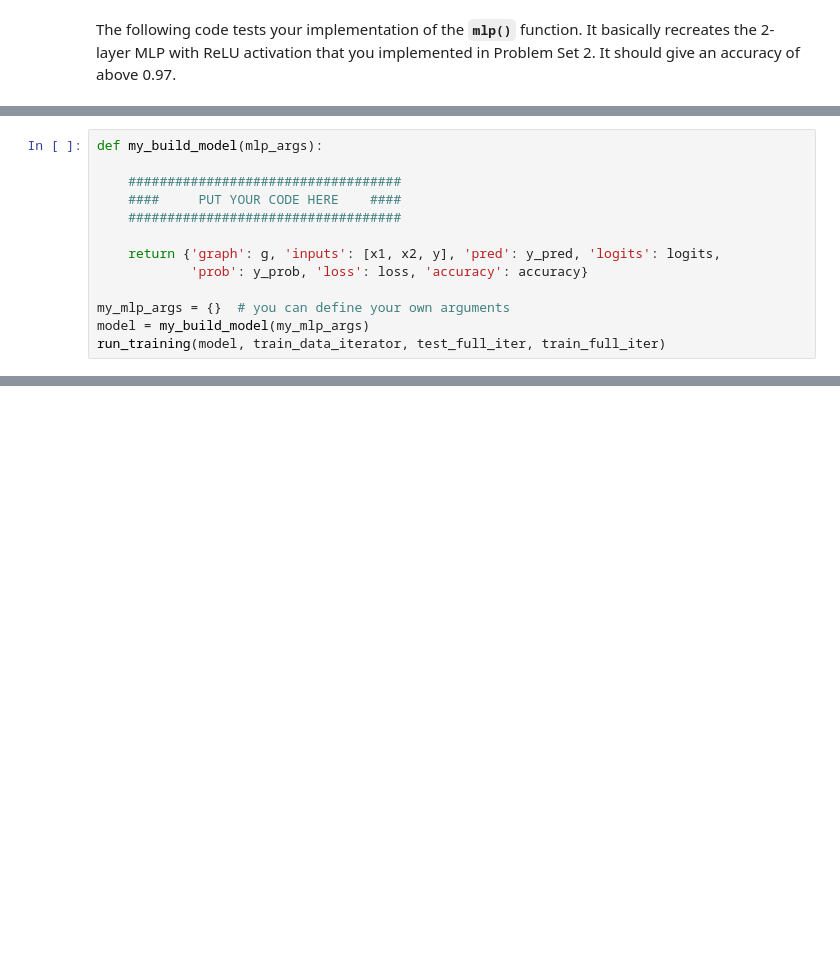
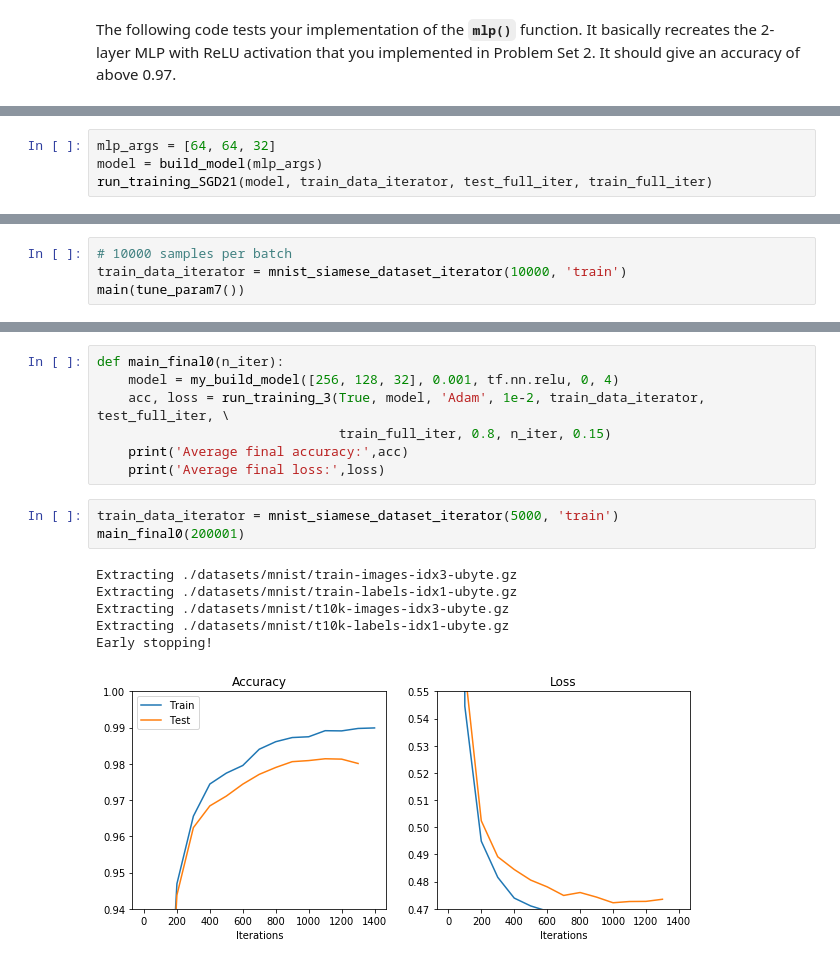
Before and after one commit to shwang95/BU-EC500K-Deep-Learning, a Jupyter notebook: Homework/hw3/pset3.ipynb, the cells around one changed output, grey strips where cells are left out. Cells and saved outputs as stored; diff of their text form; blank space fills up the shorter version.

```diff
--- a/Homework/hw3/pset3.ipynb
+++ b/Homework/hw3/pset3.ipynb
@@ -263,13 +116,0 @@ Note: you should **not** use convolutional layers for this assignment.
-# %%
-def my_build_model(mlp_args):
-
-    ###################################
-    ####     PUT YOUR CODE HERE    ####
-    ###################################
-
-    return {'graph': g, 'inputs': [x1, x2, y], 'pred': y_pred, 'logits': logits,
-            'prob': y_prob, 'loss': loss, 'accuracy': accuracy}
-
-my_mlp_args = {}  # you can define your own arguments
-model = my_build_model(my_mlp_args)
-run_training(model, train_data_iterator, test_full_iter, train_full_iter)
@@ -297,0 +314,4 @@ def visualize(features, labels):
+# %%
+mlp_args = [64, 64, 32]
+model = build_model(mlp_args)
+run_training_SGD21(model, train_data_iterator, test_full_iter, train_full_iter)
@@ -297,0 +910,4 @@ def visualize(features, labels):
+# %%
+# 10000 samples per batch
+train_data_iterator = mnist_siamese_dataset_iterator(10000, 'train')
+main(tune_param7())
@@ -297,0 +926,17 @@ def visualize(features, labels):
+# %%
+def main_final0(n_iter):
+    model = my_build_model([256, 128, 32], 0.001, tf.nn.relu, 0, 4)
+    acc, loss = run_training_3(True, model, 'Adam', 1e-2, train_data_iterator, test_full_iter, \
+                               train_full_iter, 0.8, n_iter, 0.15)
+    print('Average final accuracy:',acc)
+    print('Average final loss:',loss)
+# %%
+train_data_iterator = mnist_siamese_dataset_iterator(5000, 'train')
+main_final0(200001)
+# %% [output]
+Extracting ./datasets/mnist/train-images-idx3-ubyte.gz
+Extracting ./datasets/mnist/train-labels-idx1-ubyte.gz
+Extracting ./datasets/mnist/t10k-images-idx3-ubyte.gz
+Extracting ./datasets/mnist/t10k-labels-idx1-ubyte.gz
+Early stopping!
+[figure, added]
```
Also changed, not shown: parts of 68 cells of this notebook.
